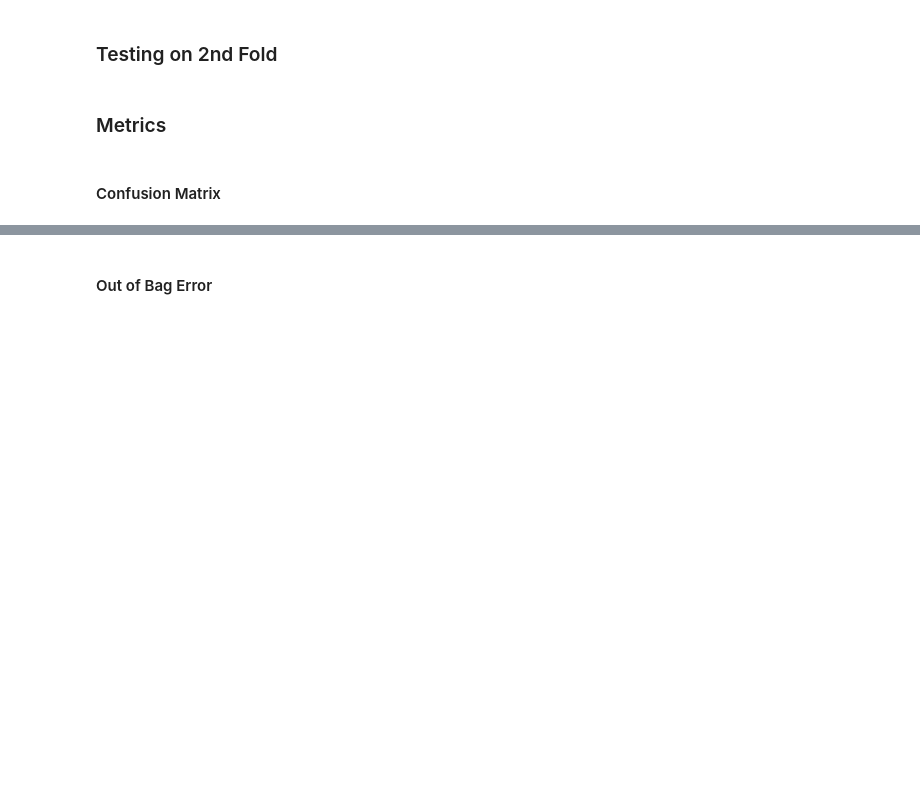
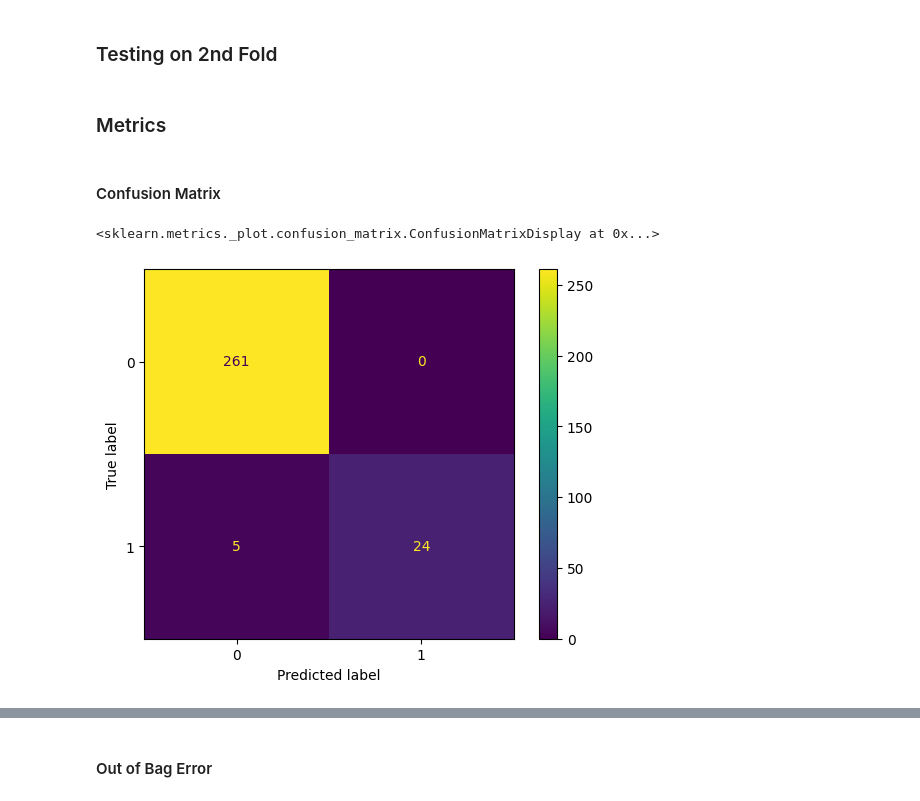
Before and after one commit to AlexHappyCode/AI-Ethics-Genetic-Data, a Jupyter notebook: HW3 - Random Forest Model.ipynb, the cells around one changed output, grey strips where cells are left out. Cells and saved outputs as stored; diff of their text form; code cells hidden in the pictures; blank space fills up the shorter version.

```diff
--- a/HW3 - Random Forest Model.ipynb
+++ b/HW3 - Random Forest Model.ipynb
@@ -217,4 +292,4 @@ display.Image('./second_cv.png')
 ''' Trainning on First and Third Folds '''
 x_train = pd.concat([first_third, third_third]).drop('Label', axis=1)
 y_train = pd.concat([first_third, third_third])['Label']
-model.fit(x_train, y_train) # refitting actually untrains previous fit
+clf.fit(x_train, y_train) # refitting actually untrains previous fit
@@ -221,15 +303,18 @@ model.fit(x_train, y_train) # refitting actually untrains previous fit
 # %% [markdown]
 ### Testing on 2nd Fold
 # %%
-second_predictions = model.predict(second_third.drop('Label', axis=1))
+second_predictions = clf.predict(second_third.drop('Label', axis=1))
 # %% [markdown]
 ### Metrics
 # %% [markdown]
 #### Confusion Matrix
 # %%
-cm = confusion_matrix(second_third['Label'], second_predictions, labels=model.classes_)
-disp = ConfusionMatrixDisplay(confusion_matrix=cm, display_labels=model.classes_)
+cm = confusion_matrix(second_third['Label'], second_predictions, labels=clf.classes_)
+disp = ConfusionMatrixDisplay(confusion_matrix=cm, display_labels=clf.classes_)
 disp.plot()
+# %% [output]
+<sklearn.metrics._plot.confusion_matrix.ConfusionMatrixDisplay at 0x...>
+[figure, added]
 # %%
 second_accuracy_score = accuracy_score(second_predictions, second_third['Label'])
 print('accuracy_score', second_accuracy_score)
```
Also changed, not shown: parts of 47 cells of this notebook, 3 other files.
